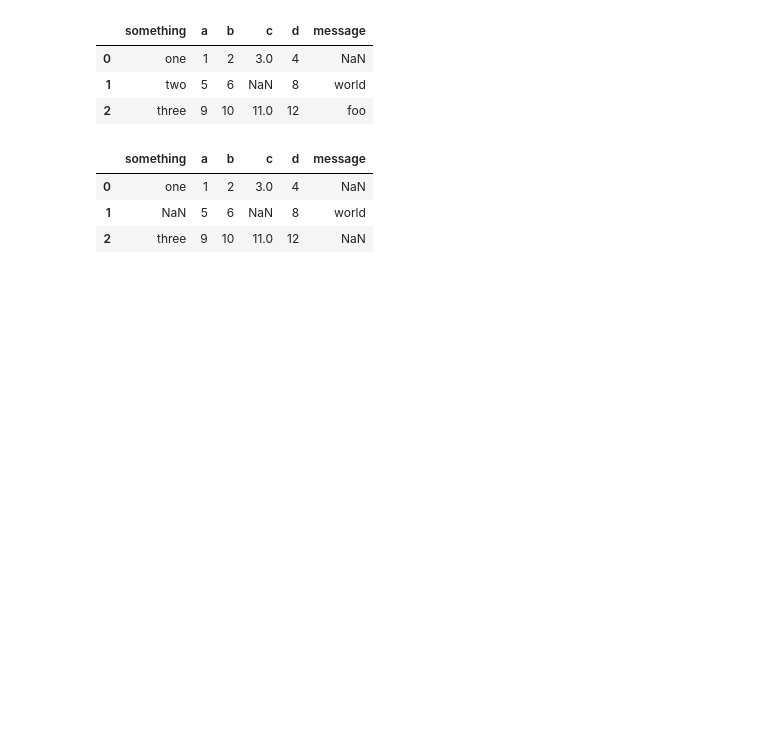
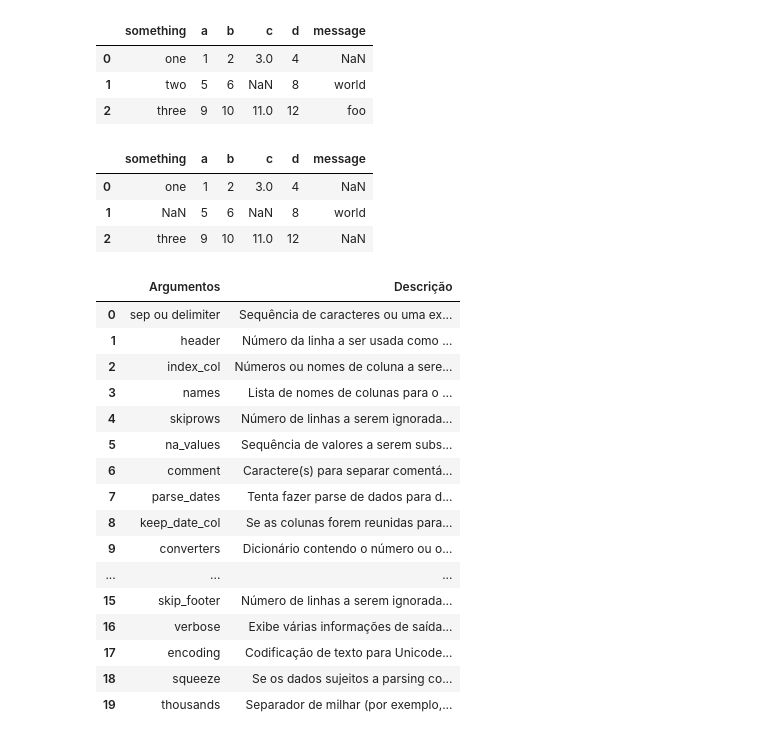
Before and after one commit to M-I-N1985/python_para_analise_de_dados_wes_mckinney, a Jupyter notebook: capitulo_6_wes_mckinney.ipynb, the cells around one changed output. Drawn from its saved outputs; the diff is of its cells as text; code cells hidden in the pictures; blank space fills up the shorter version.

```diff
--- a/capitulo_6_wes_mckinney.ipynb
+++ b/capitulo_6_wes_mckinney.ipynb
@@ -142,3 +142,25 @@ pd.read_csv('examples/ex5.csv', na_values=sentinelas)
 | 0 | one | 1 | 2 | 3.0 | 4 | NaN |
 | 1 | NaN | 5 | 6 | NaN | 8 | world |
 | 2 | three | 9 | 10 | 11.0 | 12 | NaN |
+# %%
+colunas = ['Argumentos', 'Descrição']
+tabela2 = pd.read_excel('examples/tabela2.xlsx',names = colunas)
+tabela2
+# %% [output]
+|  | Argumentos | Descrição |
+| 0 | sep ou delimiter | Sequência de caracteres ou uma ex... |
+| 1 | header | Número da linha a ser usada como ... |
+| 2 | index_col | Números ou nomes de coluna a sere... |
+| 3 | names | Lista de nomes de colunas para o ... |
+| 4 | skiprows | Número de linhas a serem ignorada... |
+| 5 | na_values | Sequência de valores a serem subs... |
+| 6 | comment | Caractere(s) para separar comentá... |
+| 7 | parse_dates | Tenta fazer parse de dados para d... |
+| 8 | keep_date_col | Se as colunas forem reunidas para... |
+| 9 | converters | Dicionário contendo o número ou o... |
+| ... | ... | ... |
+| 15 | skip_footer | Número de linhas a serem ignorada... |
+| 16 | verbose | Exibe várias informações de saída... |
+| 17 | encoding | Codificação de texto para Unicode... |
+| 18 | squeeze | Se os dados sujeitos a parsing co... |
+| 19 | thousands | Separador de milhar (por exemplo,... |
```
